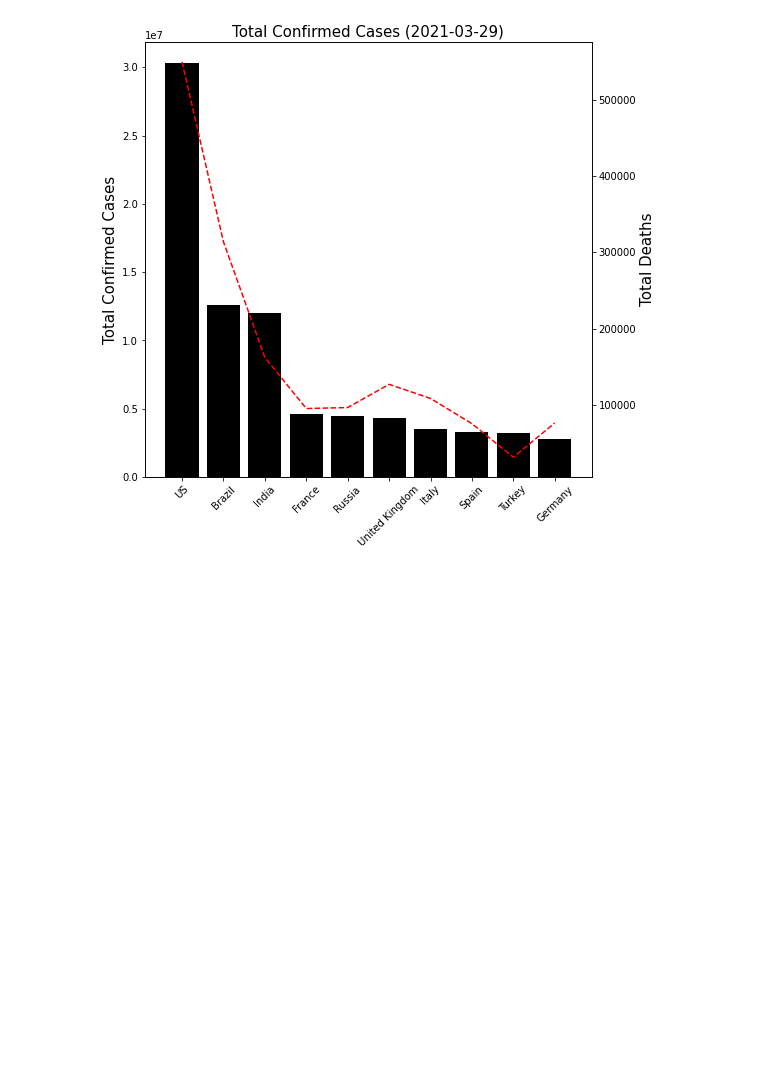
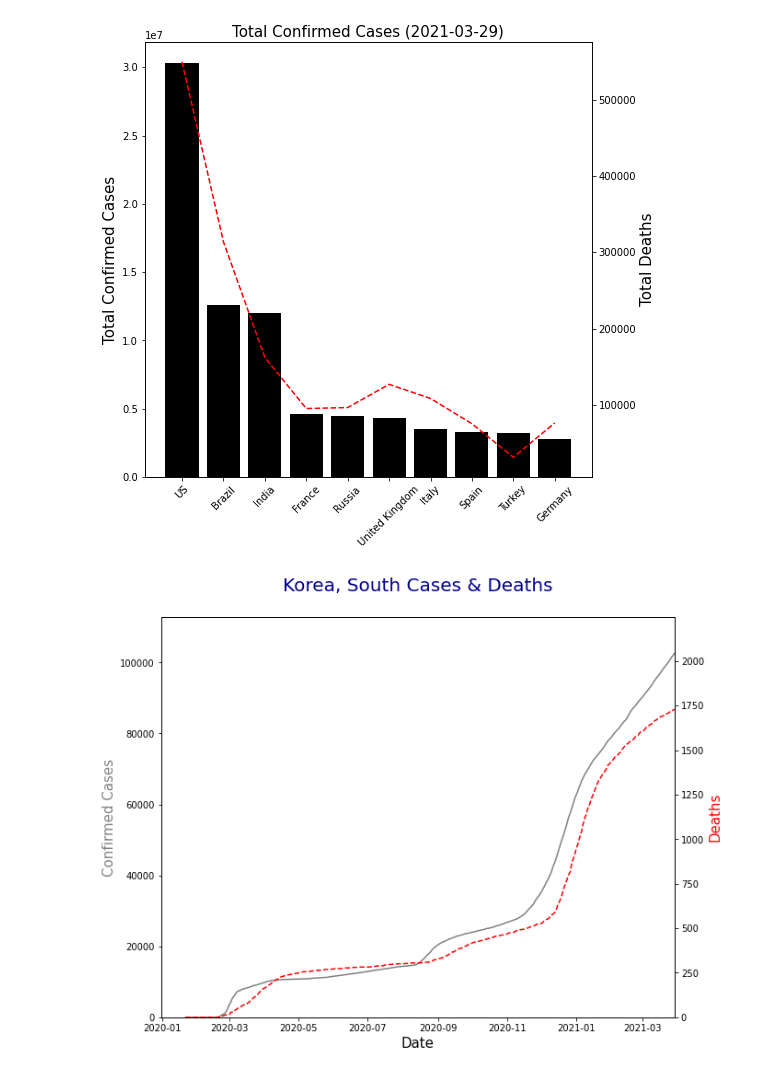
Before and after one commit to Vaycold/statistics_seminar, a Jupyter notebook: 국내_코로나_바이러스_확진자_수_예측.ipynb, the cells around one changed output. Cells and saved outputs as stored; diff of their text form; code cells hidden in the pictures; blank space fills up the shorter version.

```diff
--- a/국내_코로나_바이러스_확진자_수_예측.ipynb
+++ b/국내_코로나_바이러스_확진자_수_예측.ipynb
@@ -221,20 +222,27 @@ plt.show()
 # %% [output]
 [figure]
 # %%
-# 시간의 흐름에 따른 국내 확진자 수 및 사망자 수 변화 추이
-country = 'Korea, South'
+# 한국의 확진자 수 및 사망자 수 추이
+korea = 'Korea, South'
+
 plt.figure(figsize=(10,8))
-plt.plot(df_case.US.index,df_case.US,'b-')
-plt.ylabel('Confirmed Cases', color='blue',size=15)
-plt.title(country +' Cases & Deaths',size=17)
+plt.plot(df_case[country].index, df_case[country],color = 'gray')
+
+plt.title(korea + ' Cases & Deaths' +'\n', size=20 , color='Darkblue')
+plt.ylabel('Confirmed Cases', color='gray',size=15)
+
 plt.xlim(right = df_case.index[-1])
-plt.ylim(0, df_case[country].max()*1.1)
+plt.ylim(0, df_case[korea].max()*1.1)
 plt.xlabel('Date',size=15)
 
 ax = plt.gca()
 ax2 = ax.twinx()
-ax2.plot(df_death.index,df_death[country], 'r--')
+ax2.plot(df_death.index, df_death[korea], 'r--')
+
 ax2.set_ylabel('Deaths', color='red', size=15)
 ax2.set_ylim(0, df_death[country].max()*1.3)
+
 plt.show()
+# %% [output]
+[figure, added]
 # %%
```
Also changed, not shown: parts of 25 cells of this notebook.
